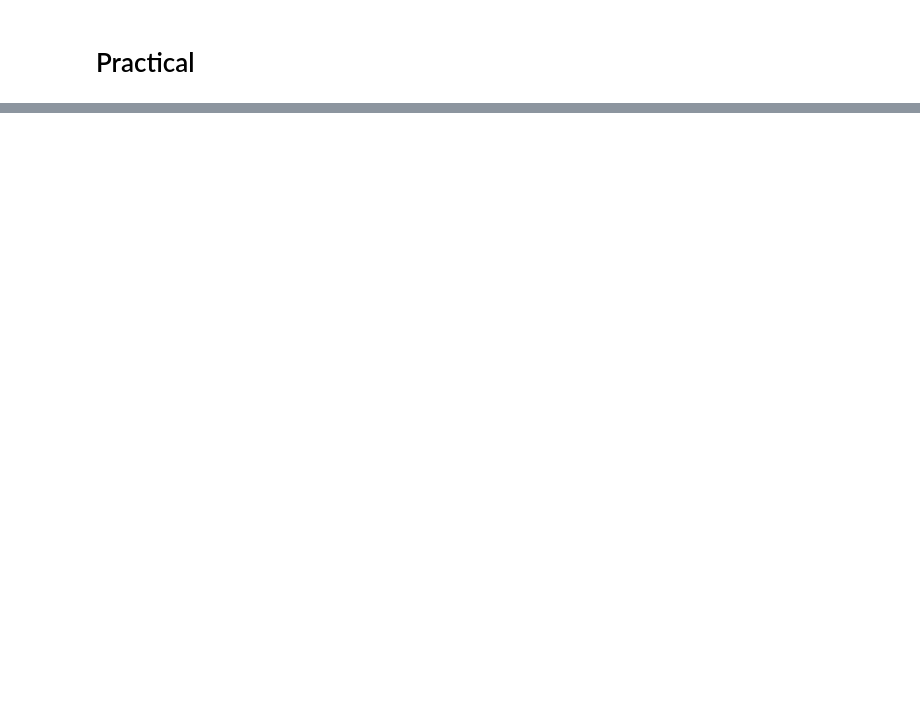
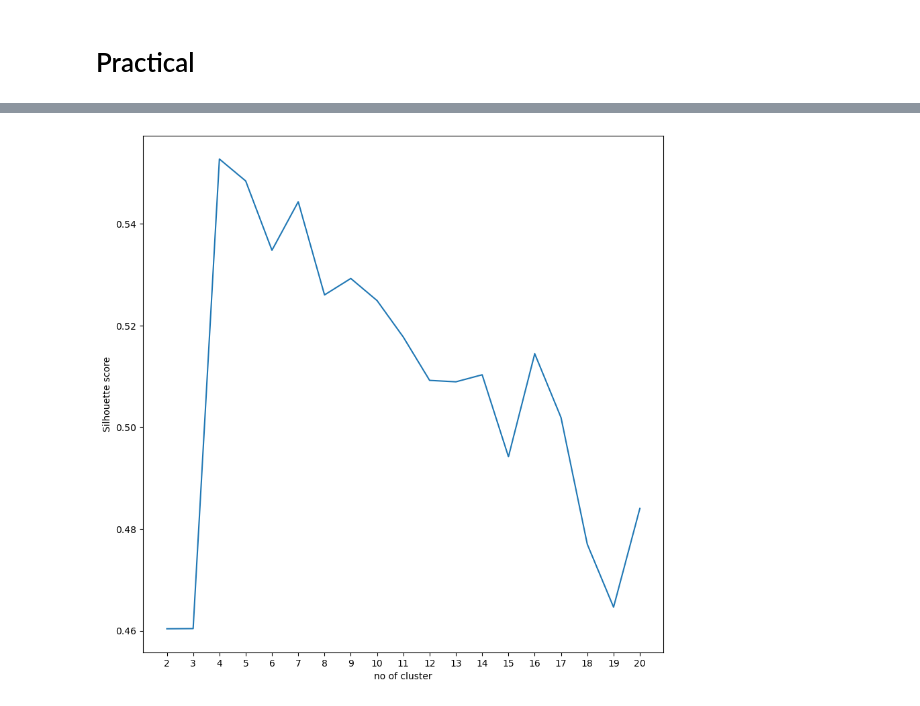
Before and after one commit to ruddropust/ML-Learn, a Jupyter notebook: WSCubeTech Part 2/Clustering/DBSCAN_Clustering.ipynb, the cells around one changed output, grey strips where cells are left out. Drawn from its saved outputs; the diff is of its cells as text; code cells hidden in the pictures; blank space fills up the shorter version.

```diff
--- a/WSCubeTech Part 2/Clustering/DBSCAN_Clustering.ipynb
+++ b/WSCubeTech Part 2/Clustering/DBSCAN_Clustering.ipynb
@@ -149,0 +157,9 @@ plt.show()
+# %%
+plt.figure(figsize=(10,10))
+plt.plot(noc,ss)
+plt.xlabel("no of cluster")
+plt.xticks(noc)
+plt.ylabel("Silhouette score")
+plt.show()
+# %% [output]
+[figure, added]
```
Also changed, not shown: parts of 18 cells of this notebook, 5 other files.
